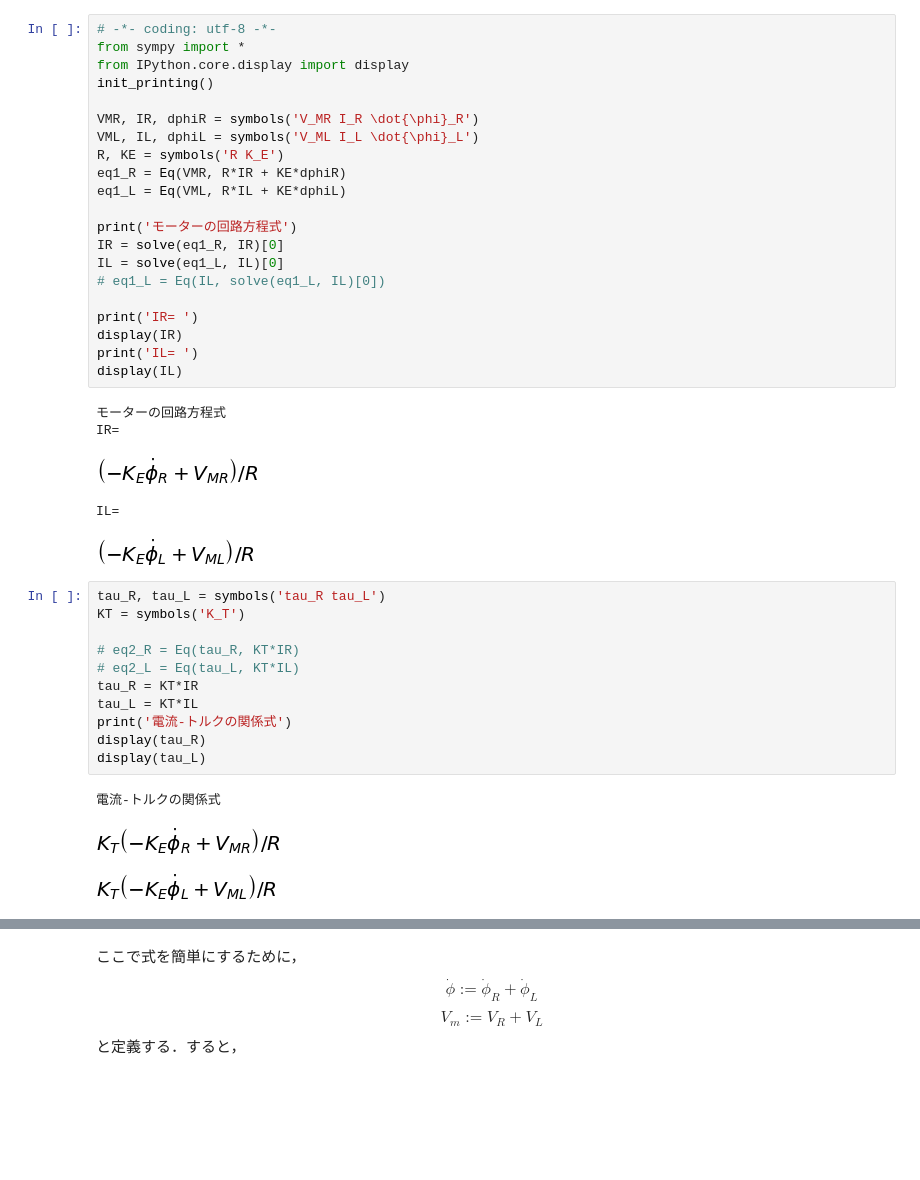
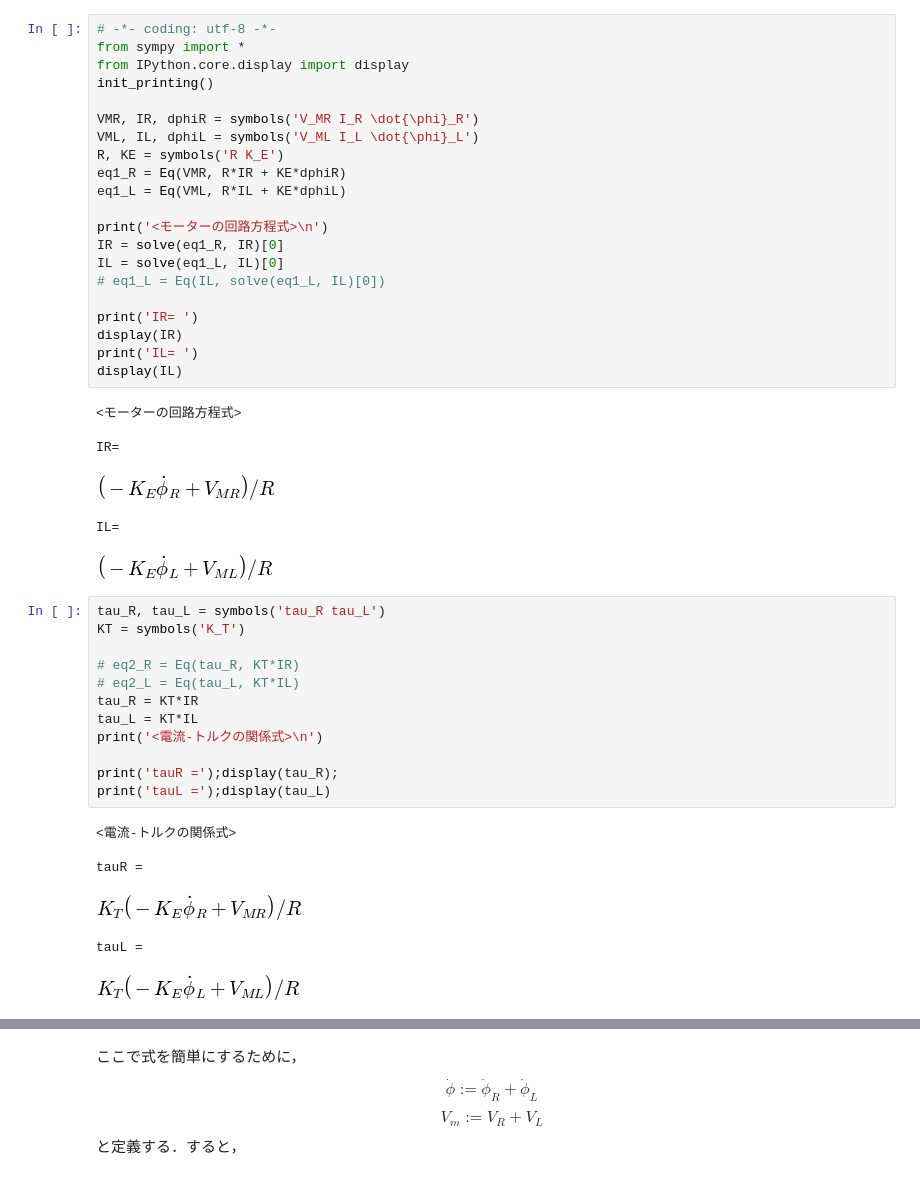
Before and after one commit to shino-kei/control_notebook, a Jupyter notebook: motor-mechanics.ipynb, the cells around one changed output, grey strips where cells are left out. Drawn from its saved outputs; the diff is of its cells as text; blank space fills up the shorter version.

```diff
--- a/motor-mechanics.ipynb
+++ b/motor-mechanics.ipynb
@@ -10,7 +15,7 @@ R, KE = symbols('R K_E')
 eq1_R = Eq(VMR, R*IR + KE*dphiR)
 eq1_L = Eq(VML, R*IL + KE*dphiL)
 
-print('モーターの回路方程式')
+print('<モーターの回路方程式>\n')
 IR = solve(eq1_R, IR)[0]
 IL = solve(eq1_L, IL)[0]
 # eq1_L = Eq(IL, solve(eq1_L, IL)[0])
@@ -20,26 +25,31 @@ display(IR)
 print('IL= ')
 display(IL)
 # %% [output]
-モーターの回路方程式
+<モーターの回路方程式>
+
 IR=
-[figure, old version]
+[figure, new version]
 IL=
-[figure, old version]
+[figure, new version]
 # %%
 tau_R, tau_L = symbols('tau_R tau_L')
 KT = symbols('K_T')
 
 # eq2_R = Eq(tau_R, KT*IR)
 # eq2_L = Eq(tau_L, KT*IL)
 tau_R = KT*IR
 tau_L = KT*IL
-print('電流-トルクの関係式')
-display(tau_R)
-display(tau_L)
+print('<電流-トルクの関係式>\n')
+
+print('tauR =');display(tau_R);
+print('tauL =');display(tau_L)
 # %% [output]
-電流-トルクの関係式
+<電流-トルクの関係式>
+
+tauR =
-[figure, old version]
+[figure, new version]
+tauL =
-[figure, old version]
+[figure, new version]
 # %%
 m, v, x, dotv, dotx = symbols('m v x \dot{v} \dot{x}')
 FR, FL  = symbols('F_R F_L')
```
Also changed, not shown: parts of 8 cells of this notebook.
